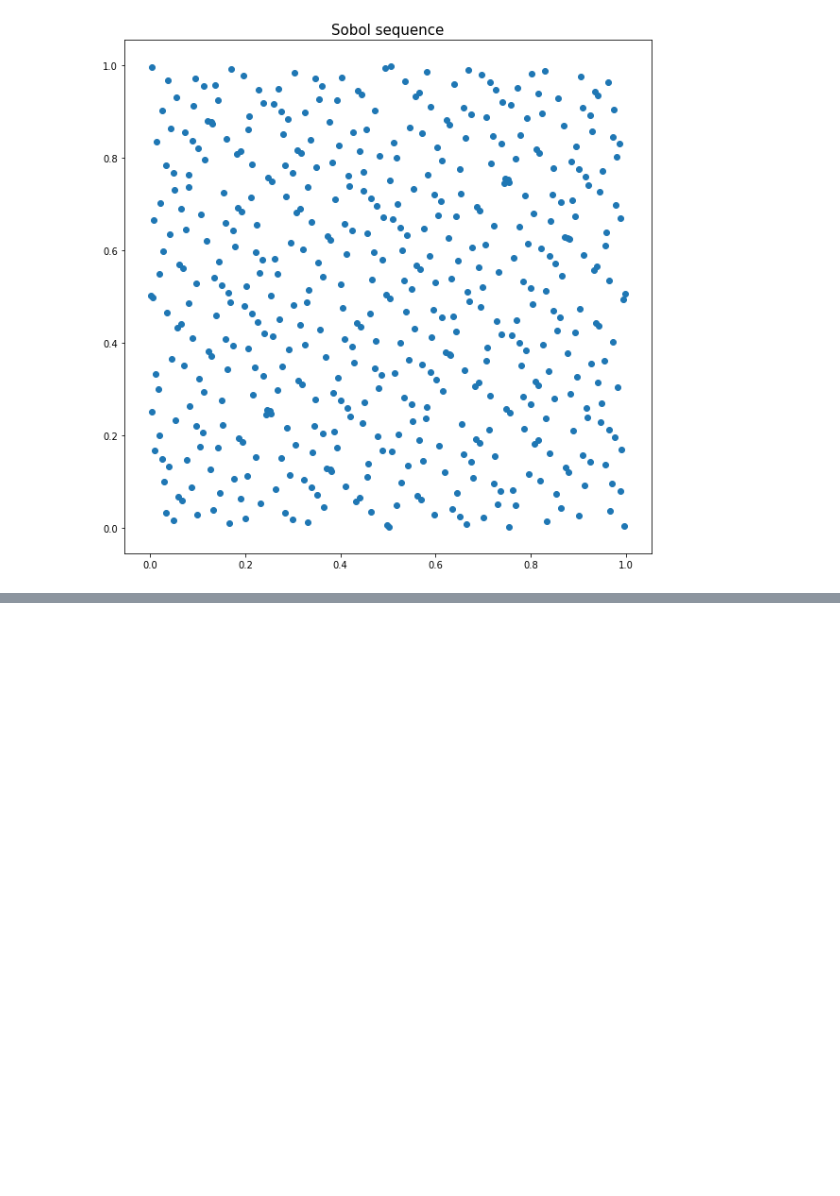
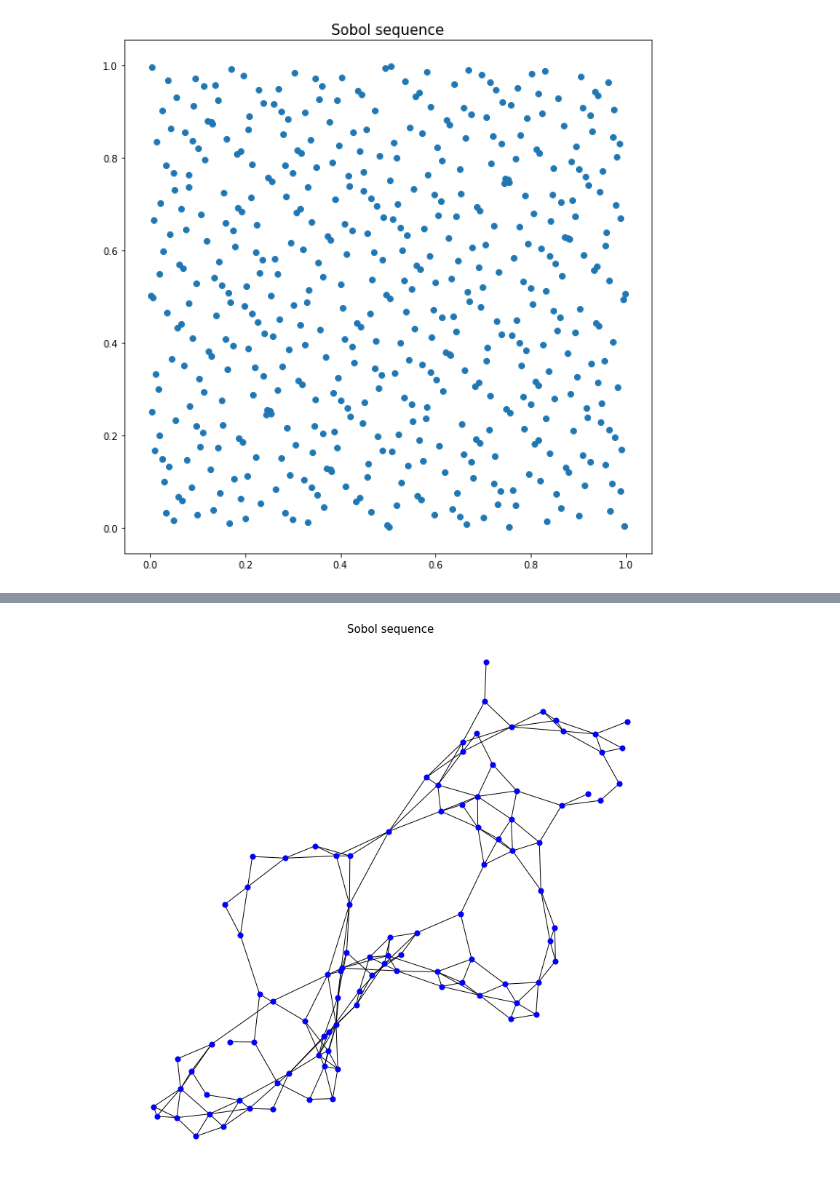
Before and after one commit to apugachev/Coursework-2018, a Jupyter notebook: coursework.ipynb, the cells around one changed output, grey strips where cells are left out. Cells and saved outputs as stored; diff of their text form; code cells hidden in the pictures; blank space fills up the shorter version.

```diff
--- a/coursework.ipynb
+++ b/coursework.ipynb
@@ -986,0 +1015,4 @@ pp.close()
+# %%
+show_graph_with_labels(test3, 'Sobol sequence')
+# %% [output]
+[figure, added]
```
Also changed, not shown: parts of 4 cells of this notebook.
